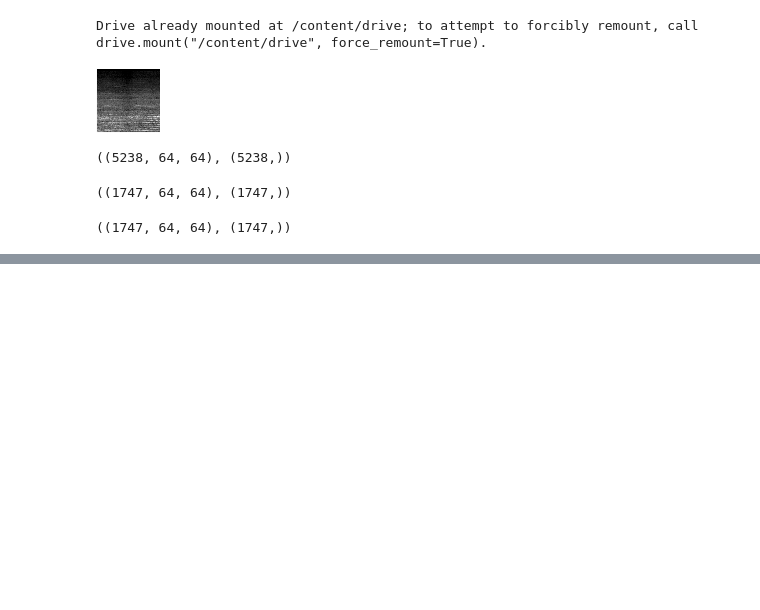
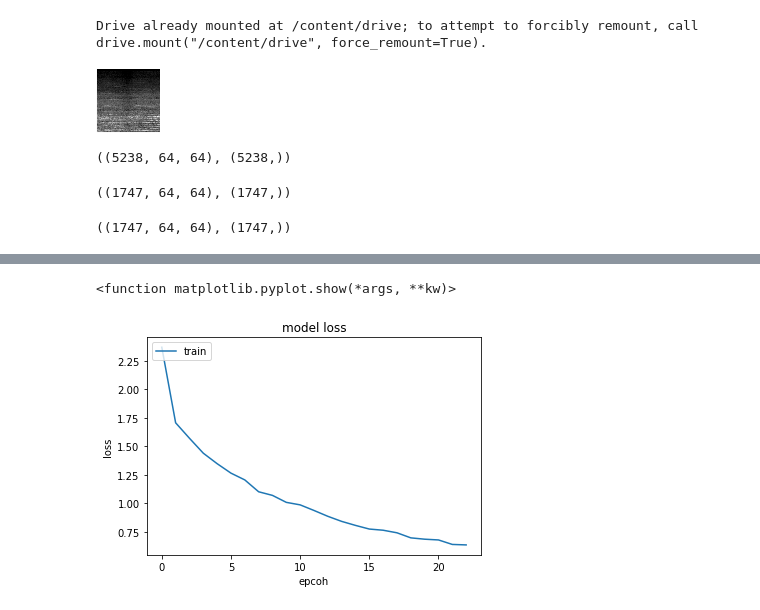
Before and after one commit to alikrc/urban-sounds-classification, a Jupyter notebook: Urban_Sounds_Classification_model_training.ipynb, the cells around one changed output, grey strips where cells are left out. Drawn from its saved outputs; the diff is of its cells as text; code cells hidden in the pictures; blank space fills up the shorter version.

```diff
--- a/Urban_Sounds_Classification_model_training.ipynb
+++ b/Urban_Sounds_Classification_model_training.ipynb
@@ -109,0 +121,10 @@ Epoch 23/23
+# %%
+plt.plot(history.history['loss'])
+plt.title('model loss')
+plt.ylabel('loss')
+plt.xlabel('epcoh')
+plt.legend(['train'], loc='upper left')
+plt.show
+# %% [output]
+<function matplotlib.pyplot.show(*args, **kw)>
+[figure, added]
```
Also changed, not shown: parts of 4 cells of this notebook.
